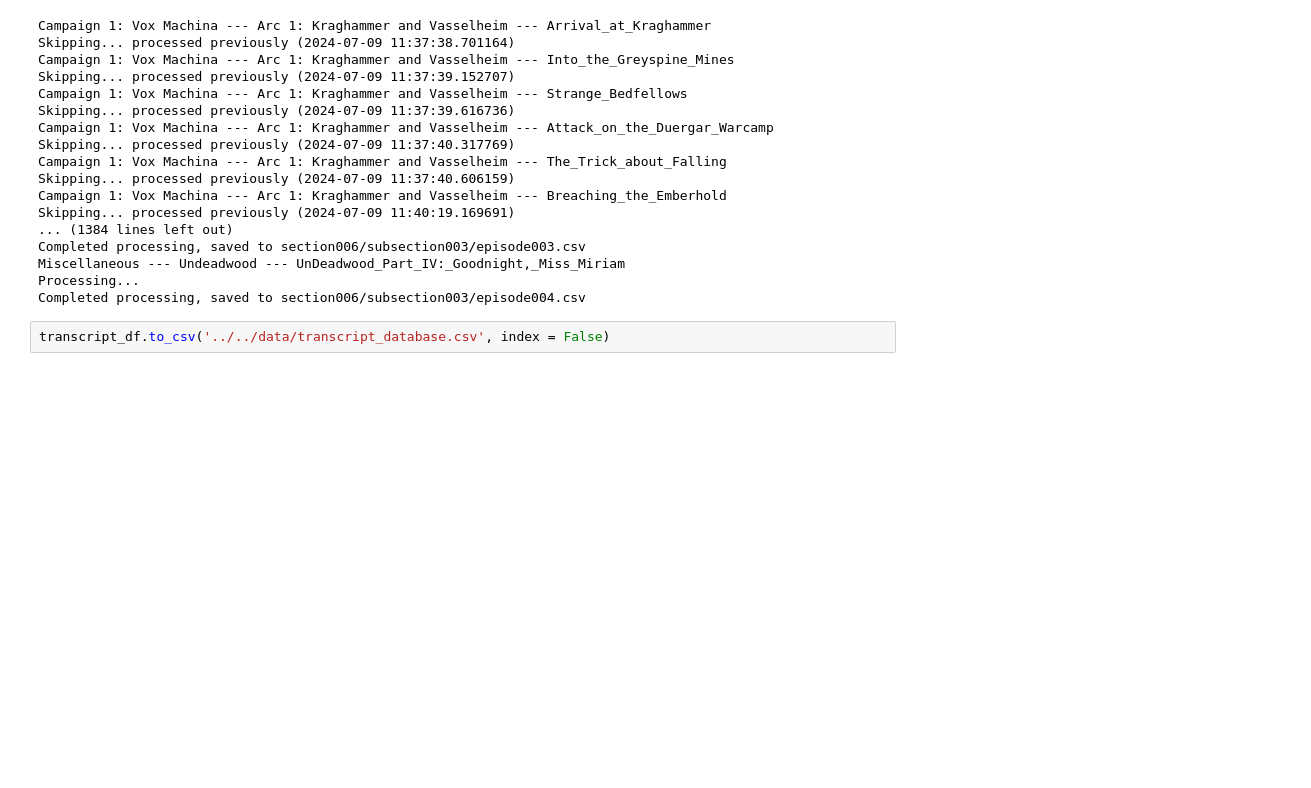
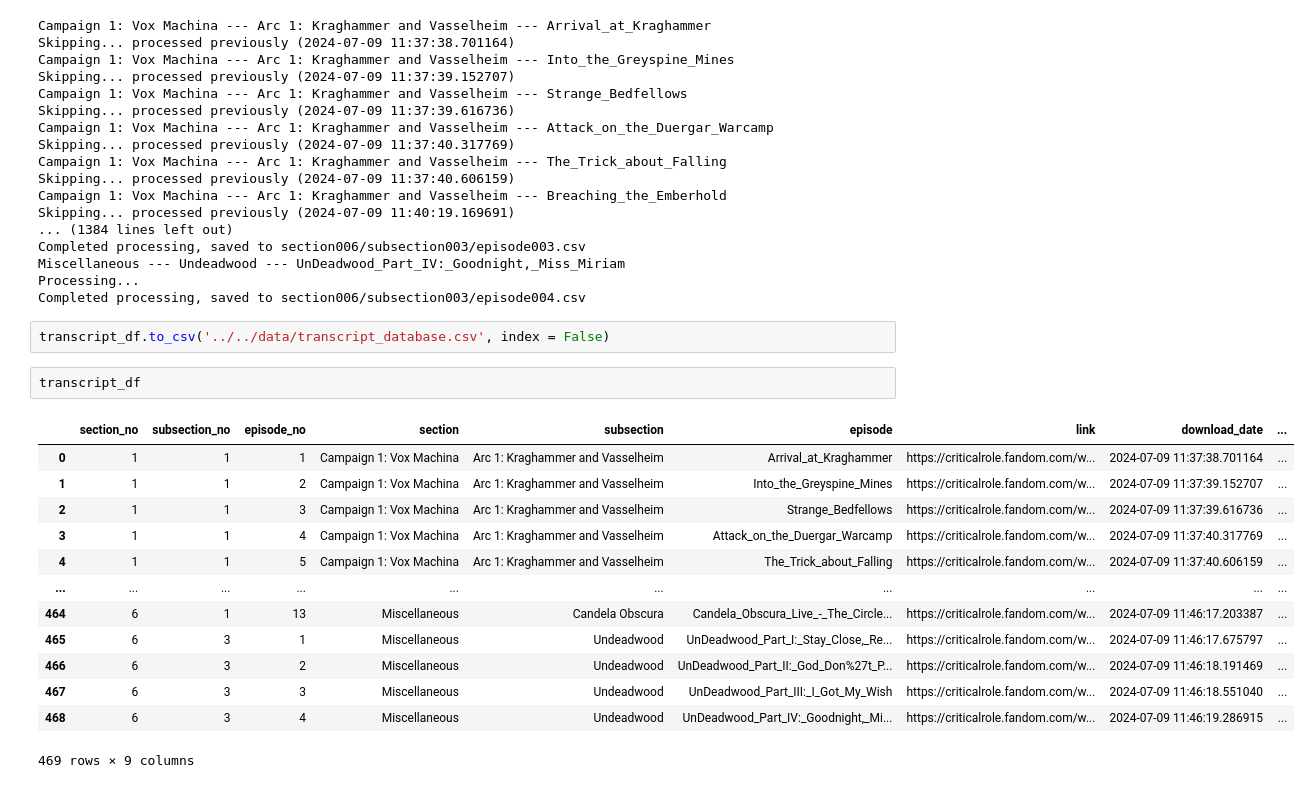
Before and after one commit to wmchad/CritRoleAI, a Jupyter notebook: notebooks/data_prep/03_download_transcripts.ipynb, the cells around one changed output. Cells and saved outputs as stored; diff of their text form; blank space fills up the shorter version.

```diff
--- a/notebooks/data_prep/03_download_transcripts.ipynb
+++ b/notebooks/data_prep/03_download_transcripts.ipynb
@@ -96,3 +96,19 @@ Processing...
 Completed processing, saved to section006/subsection003/episode004.csv
 # %%
 transcript_df.to_csv('../../data/transcript_database.csv', index = False)
+# %%
+transcript_df
+# %% [output]
+|  | section_no | subsection_no | episode_no | section | subsection | episode | link | download_date | ... |
+| 0 | 1 | 1 | 1 | Campaign 1: Vox Machina | Arc 1: Kraghammer and Vasselheim | Arrival_at_Kraghammer | https://criticalrole.fandom.com/w... | 2024-07-09 11:37:38.701164 | ... |
+| 1 | 1 | 1 | 2 | Campaign 1: Vox Machina | Arc 1: Kraghammer and Vasselheim | Into_the_Greyspine_Mines | https://criticalrole.fandom.com/w... | 2024-07-09 11:37:39.152707 | ... |
+| 2 | 1 | 1 | 3 | Campaign 1: Vox Machina | Arc 1: Kraghammer and Vasselheim | Strange_Bedfellows | https://criticalrole.fandom.com/w... | 2024-07-09 11:37:39.616736 | ... |
+| 3 | 1 | 1 | 4 | Campaign 1: Vox Machina | Arc 1: Kraghammer and Vasselheim | Attack_on_the_Duergar_Warcamp | https://criticalrole.fandom.com/w... | 2024-07-09 11:37:40.317769 | ... |
+| 4 | 1 | 1 | 5 | Campaign 1: Vox Machina | Arc 1: Kraghammer and Vasselheim | The_Trick_about_Falling | https://criticalrole.fandom.com/w... | 2024-07-09 11:37:40.606159 | ... |
+| ... | ... | ... | ... | ... | ... | ... | ... | ... | ... |
+| 464 | 6 | 1 | 13 | Miscellaneous | Candela Obscura | Candela_Obscura_Live_-_The_Circle... | https://criticalrole.fandom.com/w... | 2024-07-09 11:46:17.203387 | ... |
+| 465 | 6 | 3 | 1 | Miscellaneous | Undeadwood | UnDeadwood_Part_I:_Stay_Close,_Re... | https://criticalrole.fandom.com/w... | 2024-07-09 11:46:17.675797 | ... |
+| 466 | 6 | 3 | 2 | Miscellaneous | Undeadwood | UnDeadwood_Part_II:_God_Don%27t_P... | https://criticalrole.fandom.com/w... | 2024-07-09 11:46:18.191469 | ... |
+| 467 | 6 | 3 | 3 | Miscellaneous | Undeadwood | UnDeadwood_Part_III:_I_Got_My_Wish | https://criticalrole.fandom.com/w... | 2024-07-09 11:46:18.551040 | ... |
+| 468 | 6 | 3 | 4 | Miscellaneous | Undeadwood | UnDeadwood_Part_IV:_Goodnight,_Mi... | https://criticalrole.fandom.com/w... | 2024-07-09 11:46:19.286915 | ... |
+469 rows × 9 columns
```
